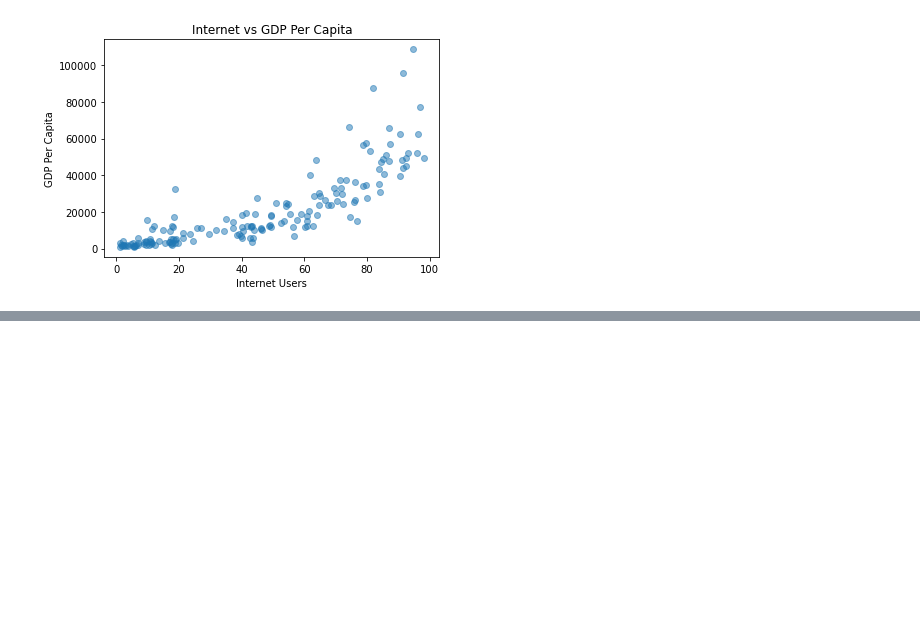
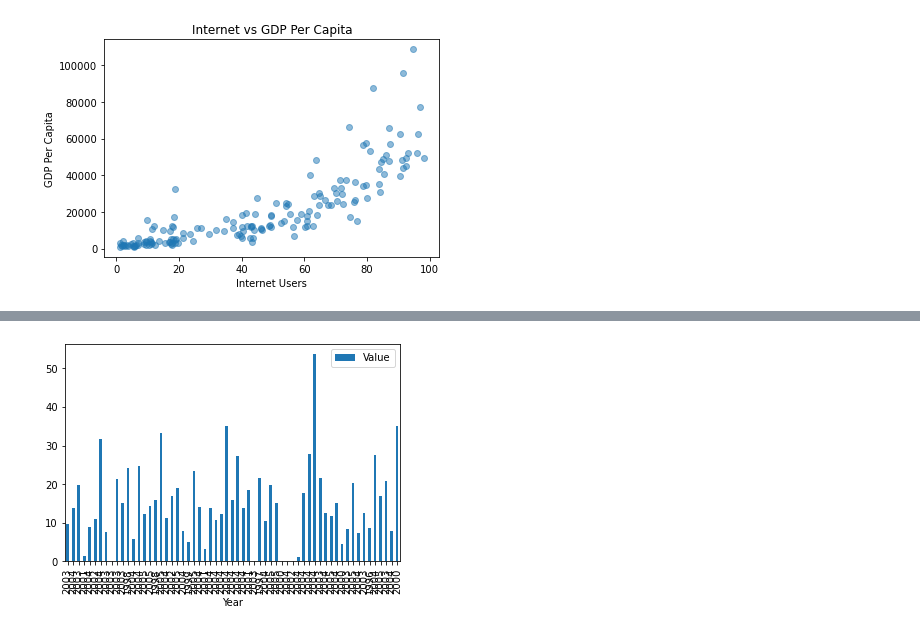
Before and after one commit to MylahKate/gdp-and-internet-usage-MylahKate, a Jupyter notebook: notebooks/gdp_internet_mk.ipynb, the cells around one changed output, grey strips where cells are left out. Drawn from its saved outputs; the diff is of its cells as text; code cells hidden in the pictures; blank space fills up the shorter version.

```diff
--- a/notebooks/gdp_internet_mk.ipynb
+++ b/notebooks/gdp_internet_mk.ipynb
@@ -691,0 +754,5 @@ Is there anything surprising or unusual in any of these plots? Searching on the
+# %%
+abort_columns.plot.bar(x="Year", y="Value")
+plt.show()
+# %% [output]
+[figure, added]
```
Also changed, not shown: parts of 62 cells of this notebook.
